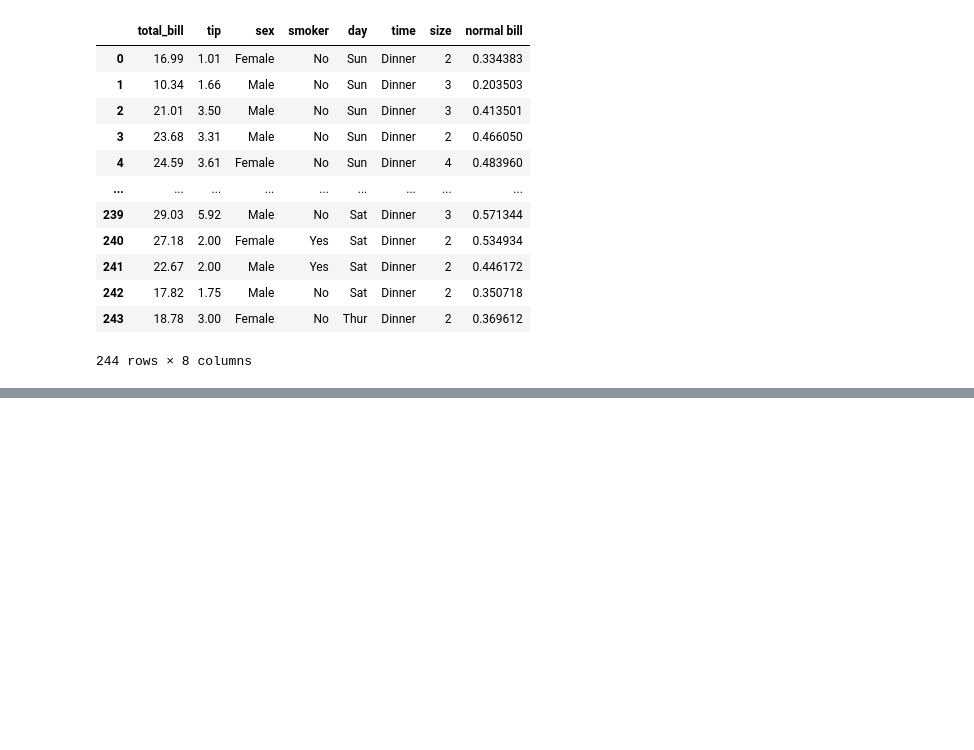
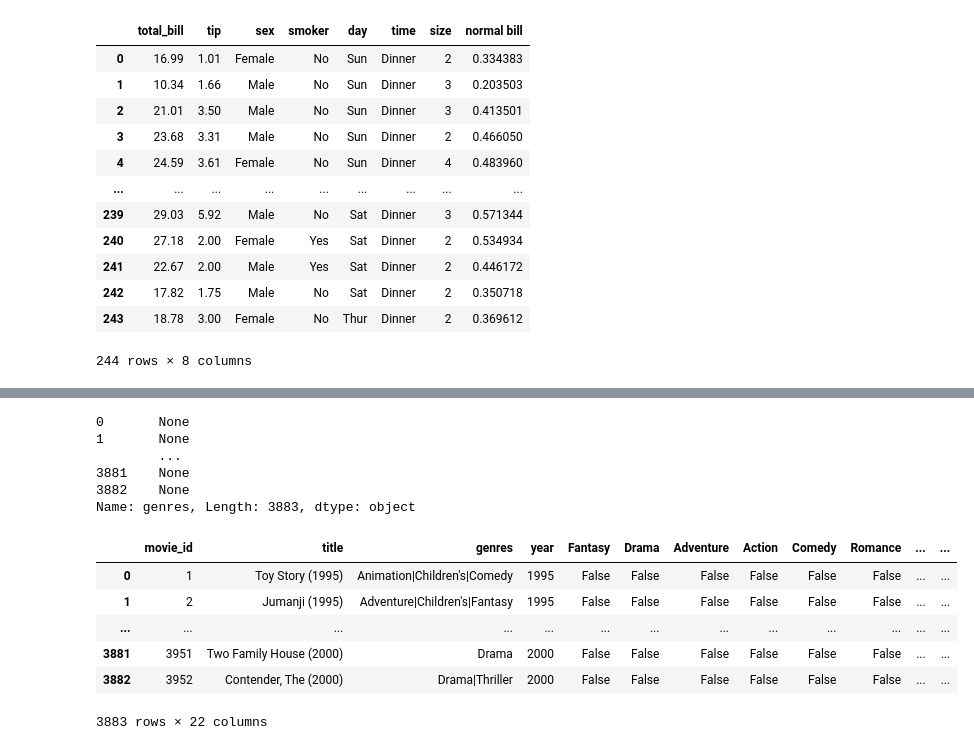
Before and after one commit to MapsaBootCamp/ML3, a Jupyter notebook: DA_LIBs/pandas_section.ipynb, the cells around one changed output, grey strips where cells are left out. Drawn from its saved outputs; the diff is of its cells as text; code cells hidden in the pictures; blank space fills up the shorter version.

```diff
--- a/DA_LIBs/pandas_section.ipynb
+++ b/DA_LIBs/pandas_section.ipynb
@@ -601,0 +604,2 @@ tips_df
+# %%
+pd.options.display.max_rows = 5
@@ -601,0 +630,4 @@ tips_df
+# %%
+mnames = ['movie_id', 'title', 'genres']
+movies = pd.read_table('movies.dat', sep='::',header=None, names=mnames, engine='python')
+movies
@@ -601,0 +642,3 @@ tips_df
+# %%
+movies['year'] = movies['title'].apply(lambda x: x[-5:-1])
+movies
@@ -601,0 +653,27 @@ tips_df
+# %%
+all_genres = set()
+
+def f(x: str):
+    for elm in x.split("|"):
+        all_genres.add(elm)
+
+movies['genres'].apply(f)
+# %% [output]
+0       None
+1       None
+        ...
+3881    None
+3882    None
+Name: genres, Length: 3883, dtype: object
+# %%
+for genre in all_genres:
+    movies[genre] = False
+movies
+# %% [output]
+|  | movie_id | title | genres | year | Fantasy | Drama | Adventure | Action | Comedy | Romance | ... | ... |
+| 0 | 1 | Toy Story (1995) | Animation|Children's|Comedy | 1995 | False | False | False | False | False | False | ... | ... |
+| 1 | 2 | Jumanji (1995) | Adventure|Children's|Fantasy | 1995 | False | False | False | False | False | False | ... | ... |
+| ... | ... | ... | ... | ... | ... | ... | ... | ... | ... | ... | ... | ... |
+| 3881 | 3951 | Two Family House (2000) | Drama | 2000 | False | False | False | False | False | False | ... | ... |
+| 3882 | 3952 | Contender, The (2000) | Drama|Thriller | 2000 | False | False | False | False | False | False | ... | ... |
+3883 rows × 22 columns
```
Also changed, not shown: parts of 11 cells of this notebook, 7 other files.
